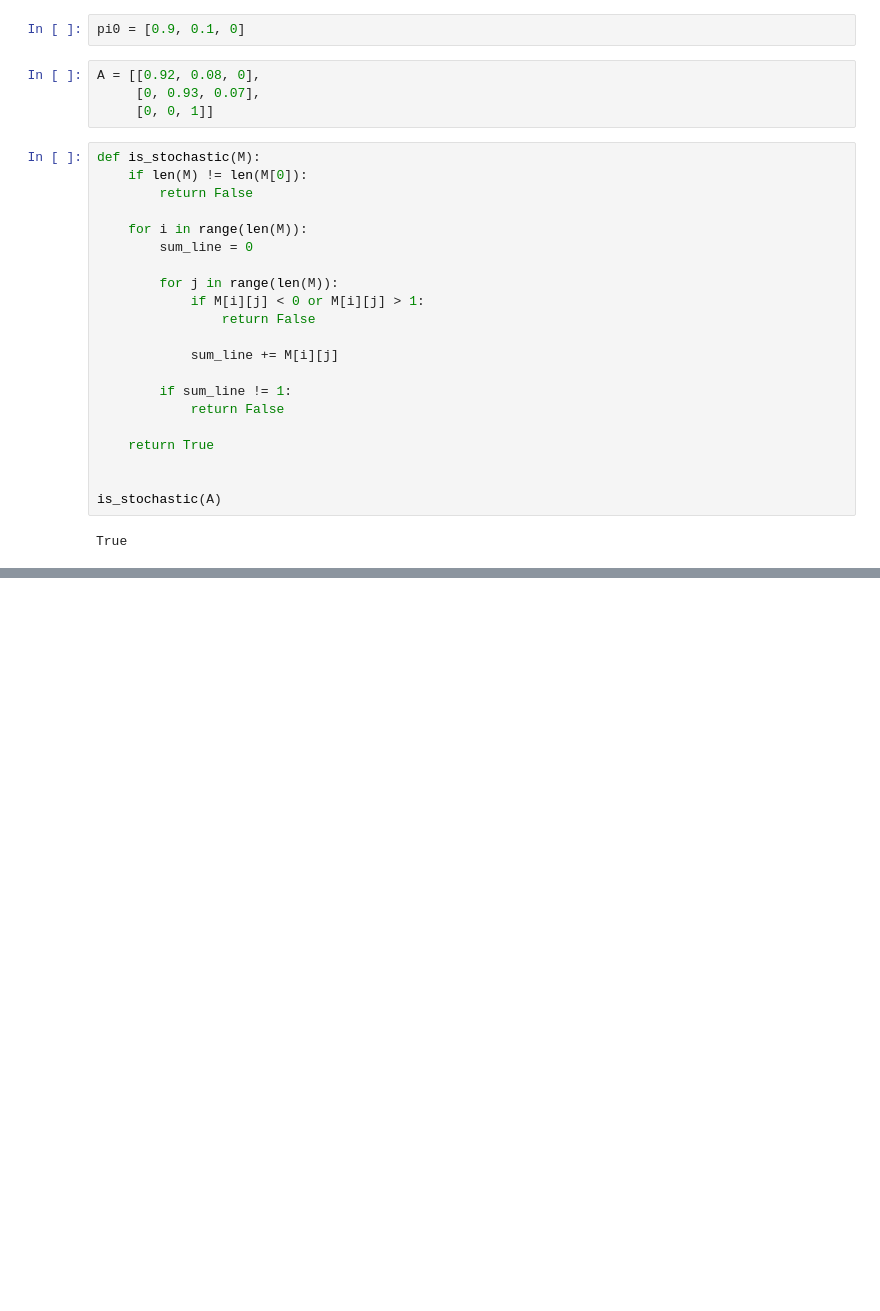
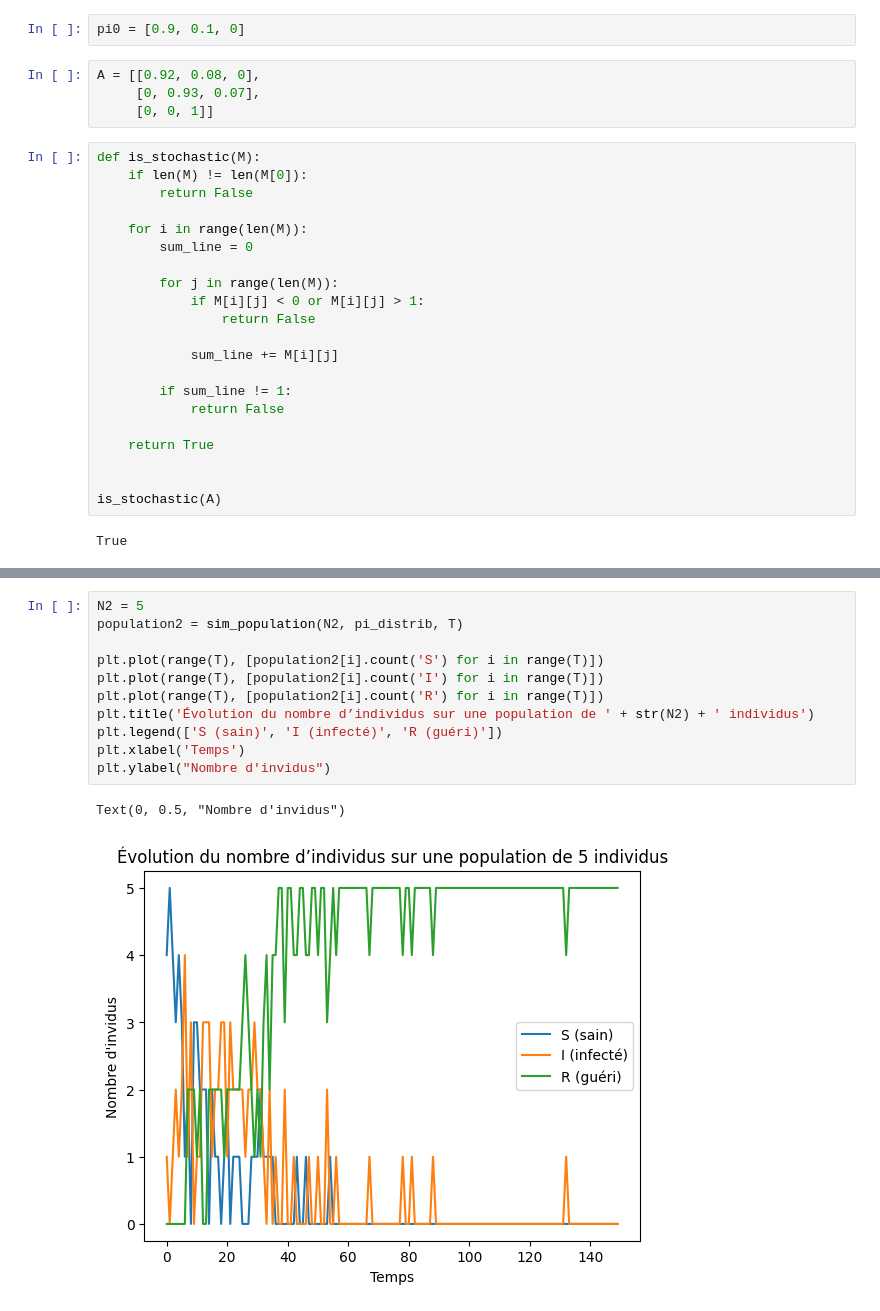
Before and after one commit to dorinm17/markov-chains, a Jupyter notebook: notebook.ipynb, the cells around one changed output, grey strips where cells are left out. Cells and saved outputs as stored; diff of their text form; blank space fills up the shorter version.

```diff
--- a/notebook.ipynb
+++ b/notebook.ipynb
@@ -76,0 +171,14 @@ Text(0, 0.5, 'Probabilite')
+# %%
+N2 = 5
+population2 = sim_population(N2, pi_distrib, T)
+
+plt.plot(range(T), [population2[i].count('S') for i in range(T)])
+plt.plot(range(T), [population2[i].count('I') for i in range(T)])
+plt.plot(range(T), [population2[i].count('R') for i in range(T)])
+plt.title('Évolution du nombre d’individus sur une population de ' + str(N2) + ' individus')
+plt.legend(['S (sain)', 'I (infecté)', 'R (guéri)'])
+plt.xlabel('Temps')
+plt.ylabel("Nombre d'invidus")
+# %% [output]
+Text(0, 0.5, "Nombre d'invidus")
+[figure, added]
```
Also changed, not shown: parts of 12 cells of this notebook.
